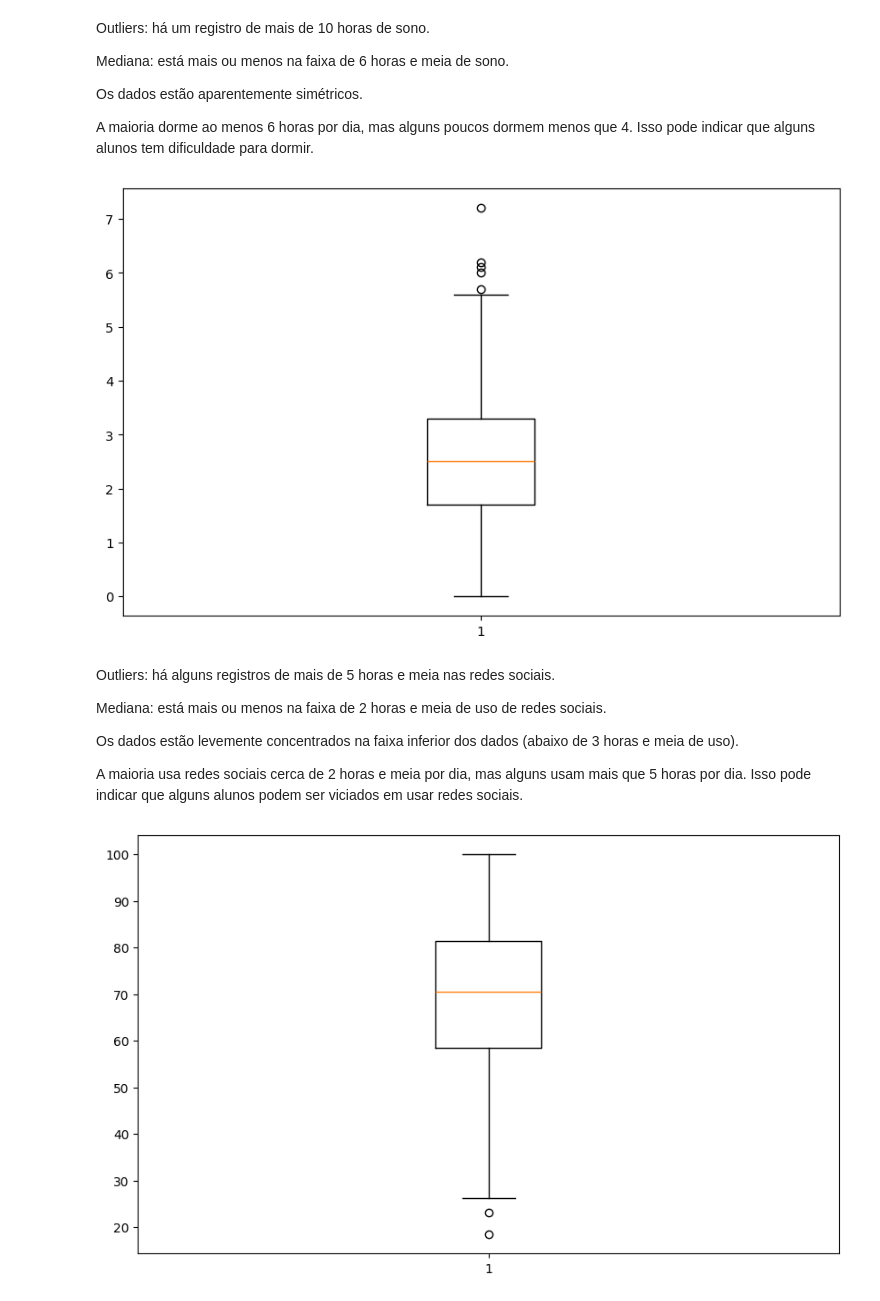
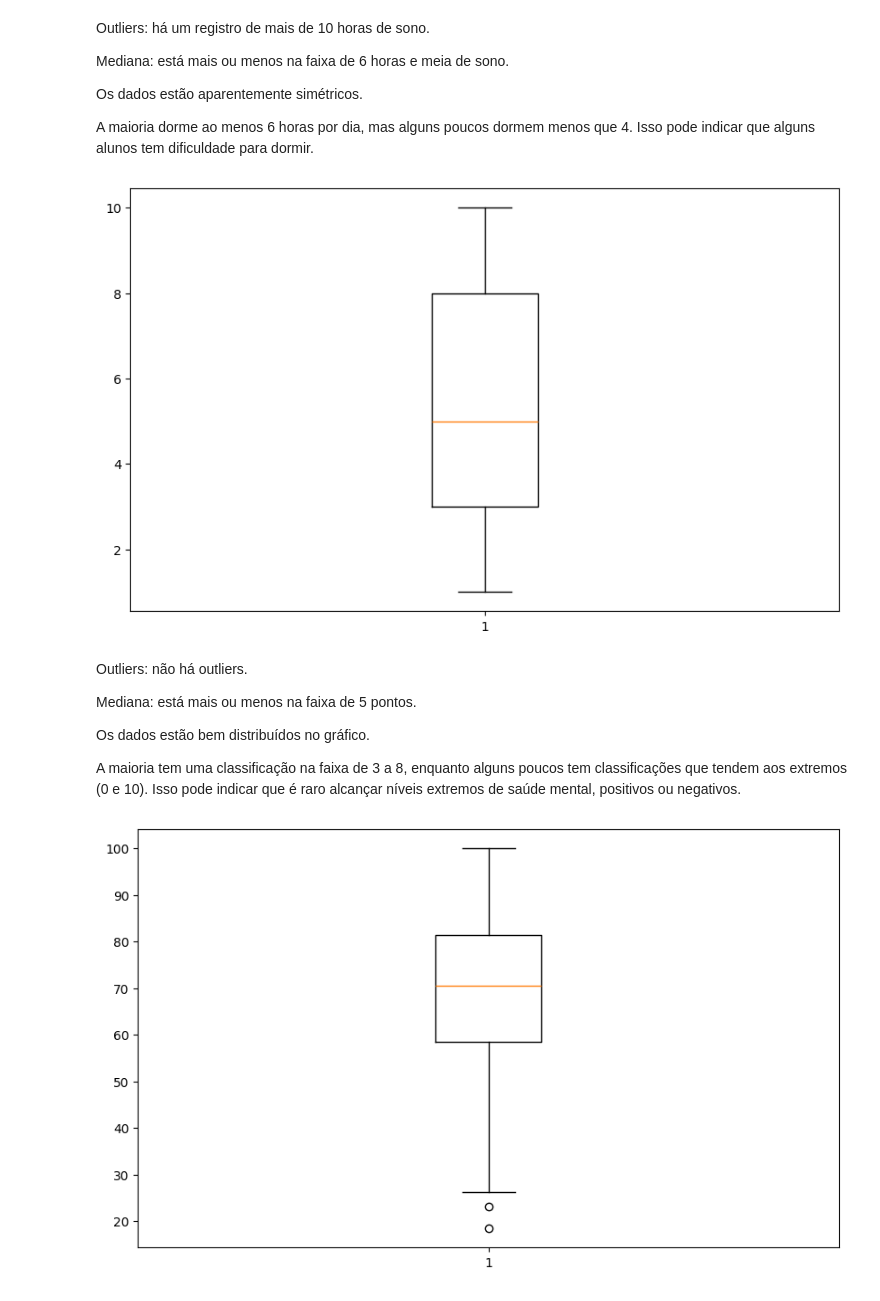
Before and after one commit to pvitoralmeida/projetos-inteli-academy, a Jupyter notebook: analise-exploratoria/notebook.ipynb, the cells around one changed output. Saved outputs shown, nothing was run; the diff lists cells and outputs as text; code cells hidden in the pictures.

```diff
--- a/analise-exploratoria/notebook.ipynb
+++ b/analise-exploratoria/notebook.ipynb
@@ -82,21 +82,20 @@ Os dados estão aparentemente simétricos.
 A maioria dorme ao menos 6 horas por dia, mas alguns poucos dormem menos que 4. Isso
 pode indicar que alguns alunos tem dificuldade para dormir.
 # %%
-# Fazer a plotagem de um bloxpot para a coluna 'social_media_hours'
+# Fazer a plotagem de um bloxpot para a coluna 'mental_health_rating'
 plt.figure(figsize=(10, 6))
-plt.boxplot(df['social_media_hours'])
+plt.boxplot(df['mental_health_rating'])
 plt.show()
 # %% [output]
-[figure, old version]
+[figure, new version]
 # %% [markdown]
-Outliers: há alguns registros de mais de 5 horas e meia nas redes sociais.
+Outliers: não há outliers.
 
-Mediana: está mais ou menos na faixa de 2 horas e meia de uso de redes sociais.
+Mediana: está mais ou menos na faixa de 5 pontos.
 
-Os dados estão levemente concentrados na faixa inferior dos dados (abaixo de 3 horas e meia de uso).
+Os dados estão bem distribuídos no gráfico.
 
-A maioria usa redes sociais cerca de 2 horas e meia por dia, mas alguns usam mais que 5 horas por dia. Isso
-pode indicar que alguns alunos podem ser viciados em usar redes sociais.
+A maioria tem uma classificação na faixa de 3 a 8, enquanto alguns poucos tem classificações que tendem aos extremos (0 e 10). Isso pode indicar que é raro alcançar níveis extremos de saúde mental, positivos ou negativos.
 # %%
 # Fazer a plotagem de um boxplot para a coluna 'exam_score'
 plt.figure(figsize=(10, 6))
```
Also changed, not shown: parts of 12 cells of this notebook.
